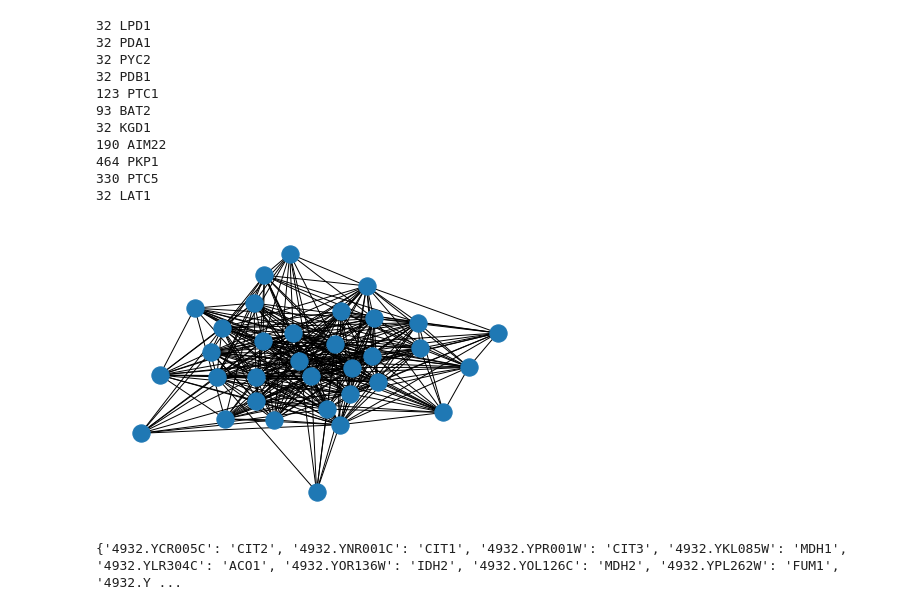
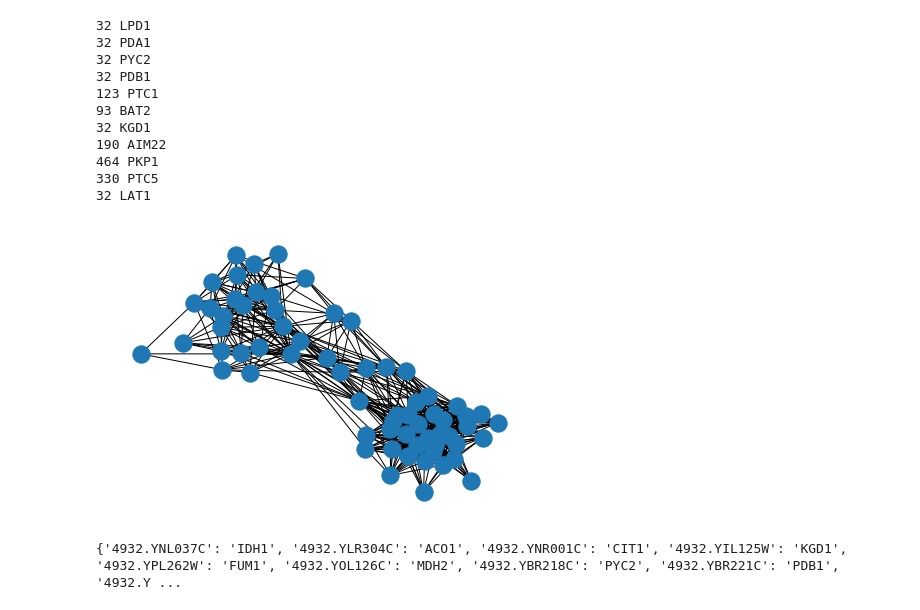
Before and after one commit to eluo2527/MATH_BCMB_3888, a Jupyter notebook: main.ipynb, the cells around one changed output. Saved outputs shown, nothing was run; the diff lists cells and outputs as text; code cells hidden in the pictures.

```diff
--- a/main.ipynb
+++ b/main.ipynb
@@ -127,7 +131,7 @@ for key, value in important_nodes.items():
 # %%
 #Make a graph with only nodes in a certain cluster
 #cluster number 32 in this case as it has LPD1
-cluster_network = func.cluster_graph(G, named_clusters[32])
+cluster_network = func.cluster_graph(G, named_clusters[32], named_clusters[93])
 nx.draw(cluster_network)
 # %% [output]
-[figure, old version]
+[figure, new version]
@@ -143,10 +140,12 @@ for key, value in betweenness.items():
 # %%
 # sorts the dictionary such that highest centrality is first
-sorted_betweeness = dict(sorted(betweenness.items(), key = lambda x: -x[1]))
-# print(sorted_betweeness)
+sorted_betweeness = dict(sorted(b_centrality.items(), key = lambda x: -x[1]))
+
+# for key, val in sorted_betweeness.items():
+#     print(f"The node {key} has a betweenness centrality score of {val}")
 
 # gives first 5 maybe or more to BCMB students
-prefered_names = func.parser(sorted_betweeness.keys(), False)
+prefered_names = func.parser(b_centrality.keys(), False)
 print(prefered_names)
 # %% [output]
-{'4932.YCR005C': 'CIT2', '4932.YNR001C': 'CIT1', '4932.YPR001W': 'CIT3', '4932.YKL085W': 'MDH1', '4932.YLR304C': 'ACO1', '4932.YOR136W': 'IDH2', '4932.YOL126C': 'MDH2', '4932.YPL262W': 'FUM1', '4932.Y ...
+{'4932.YNL037C': 'IDH1', '4932.YLR304C': 'ACO1', '4932.YNR001C': 'CIT1', '4932.YIL125W': 'KGD1', '4932.YPL262W': 'FUM1', '4932.YOL126C': 'MDH2', '4932.YBR218C': 'PYC2', '4932.YBR221C': 'PDB1', '4932.Y ...
```
Also changed, not shown: parts of 7 cells of this notebook, 3 other files.
